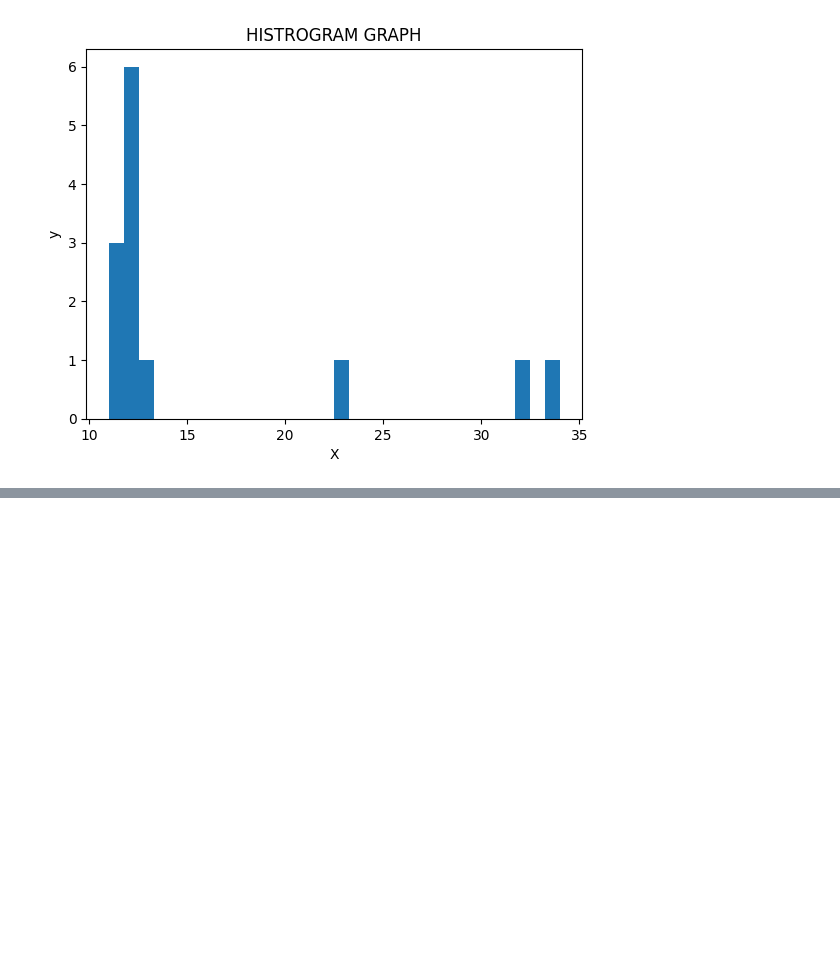
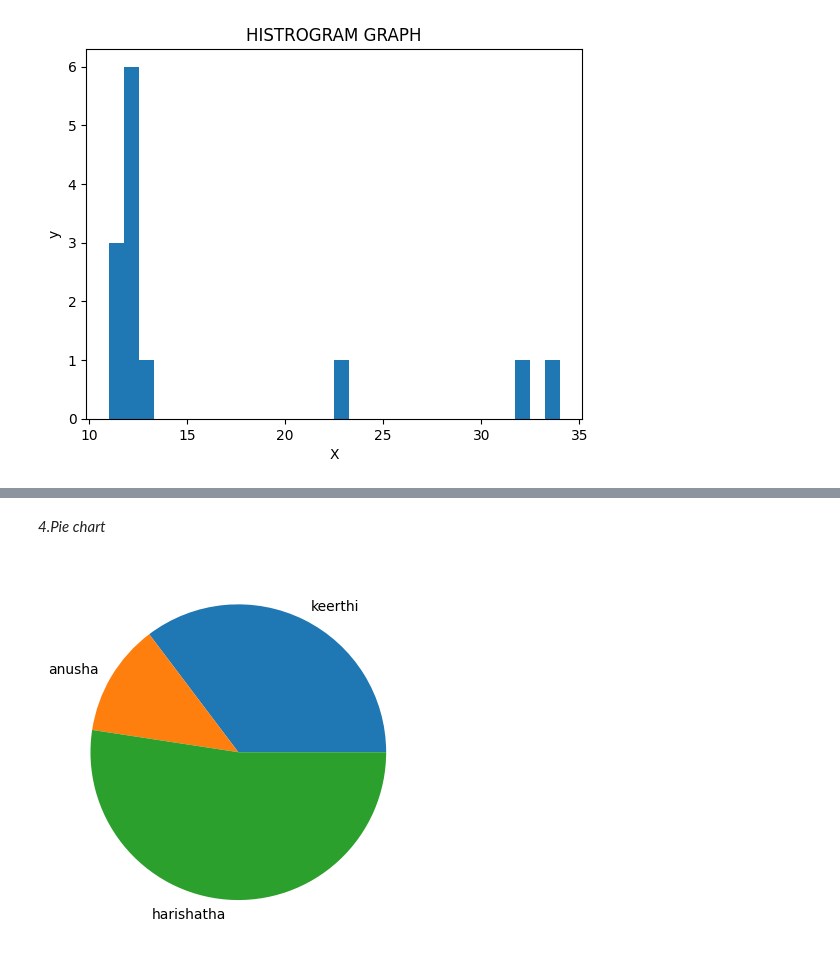
Before and after one commit to keerthimareedu3/keerthi, a Jupyter notebook: MATPLOTLIB.ipynb, the cells around one changed output, grey strips where cells are left out. Cells and saved outputs as stored; diff of their text form; code cells hidden in the pictures; blank space fills up the shorter version.

```diff
--- a/MATPLOTLIB.ipynb
+++ b/MATPLOTLIB.ipynb
@@ -123,0 +144,11 @@ plt.show()
+# %% [markdown]
+*4.Pie chart*
+# %%
+import matplotlib.pyplot as plt
+students=['keerthi','anusha','harishatha']
+values=[66,23,98]
+plt.pie(values,labels=students)
+plt.axis("off")
+plt.show()
+# %% [output]
+[figure, added]
```
Also changed, not shown: parts of 4 cells of this notebook.
